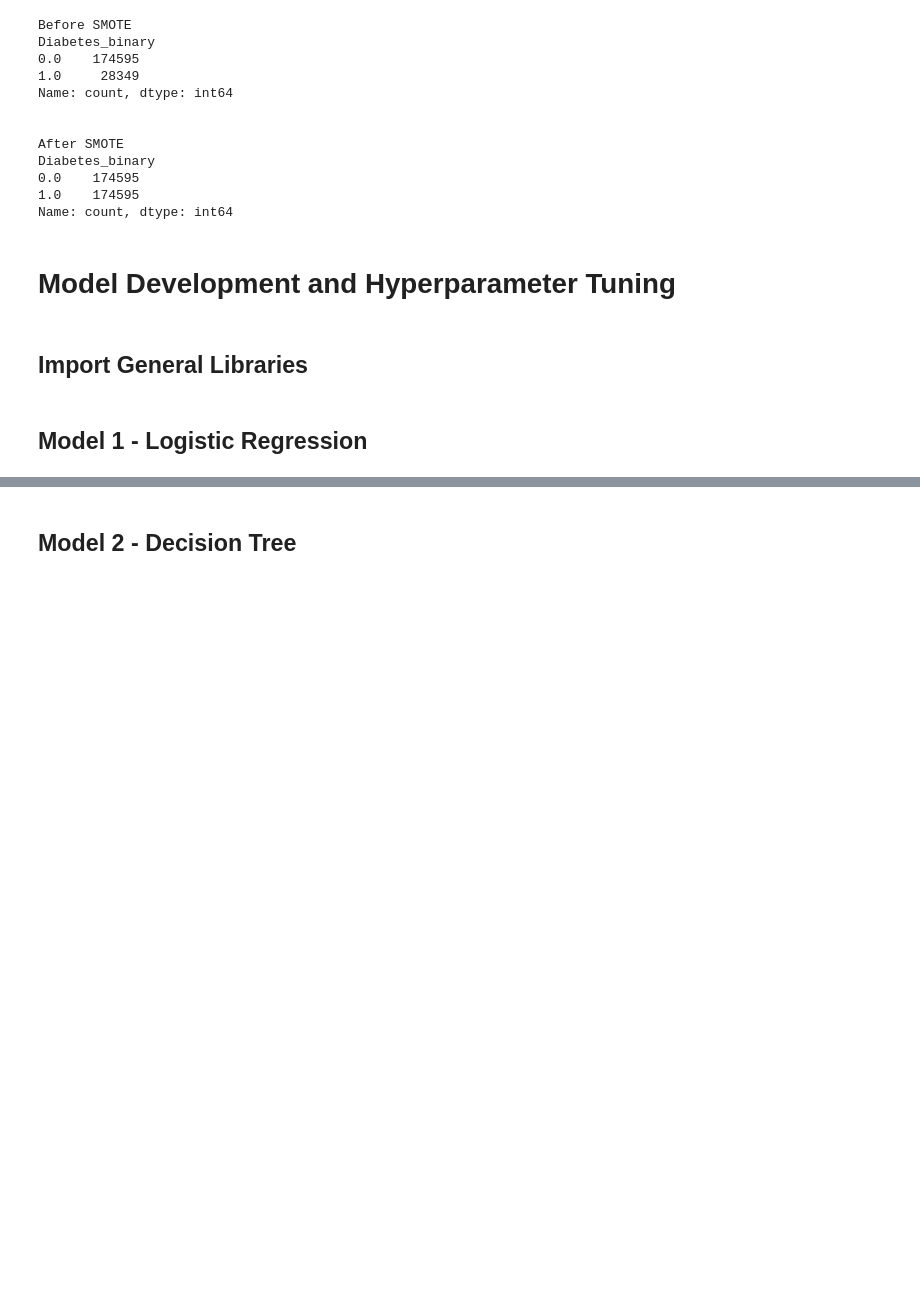
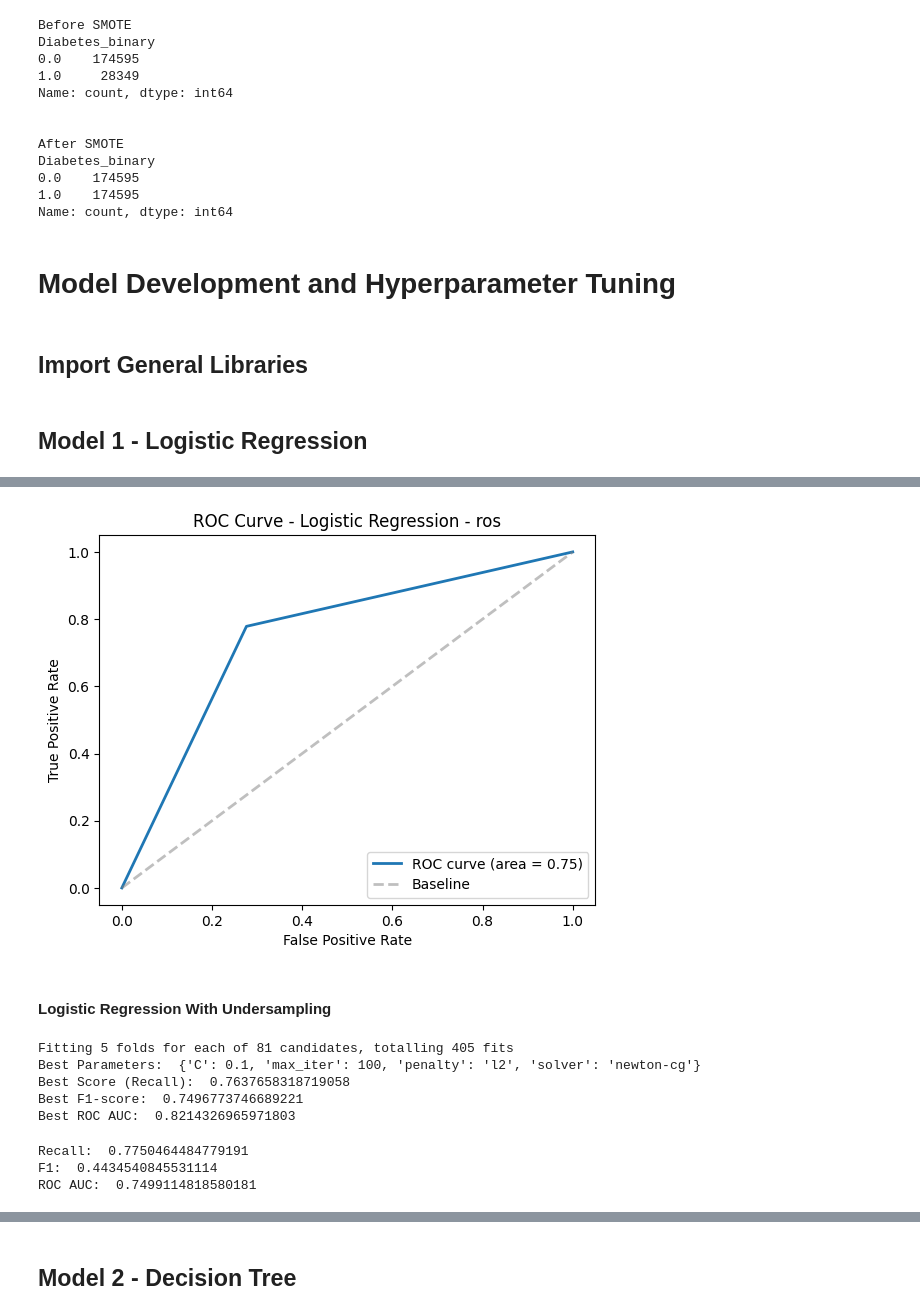
Before and after one commit to RileyLeo/Diabetes-Prediction-ML, a Jupyter notebook: notebook.ipynb, the cells around one changed output, grey strips where cells are left out. Cells and saved outputs as stored; diff of their text form; code cells hidden in the pictures; blank space fills up the shorter version.

```diff
--- a/notebook.ipynb
+++ b/notebook.ipynb
@@ -1077,0 +1156,40 @@ rf_grid_search.fit(X_train, y_train)
+# %%
+plot_roc_curve(y_test, ros_y_pred, 'ROC Curve - Logistic Regression - ros')
+# %% [output]
+[figure, added]
+# %% [markdown]
+#### Logistic Regression With Undersampling
+# %%
+rus_lr_grid_search = GridSearchCV(estimator = lr_model
+                              , param_grid = lr_param_grid
+                              , cv=5, scoring = scoring
+                              , refit = 'recall'
+                              , n_jobs = -1
+                              , verbose=1)
+rus_lr_grid_search.fit(X_train_rus, y_train_rus)
+
+print("Best Parameters: ", rus_lr_grid_search.best_params_)
+print("Best Score (Recall): ", rus_lr_grid_search.best_score_)
+print("Best F1-score: ", rus_lr_grid_search.cv_results_['mean_test_f1'][rus_lr_grid_search.best_index_])
+print("Best ROC AUC: ", rus_lr_grid_search.cv_results_['mean_test_roc_auc'][rus_lr_grid_search.best_index_])
+
+rus_best_rf_classifier = rus_lr_grid_search.best_estimator_
+# %% [output]
+Fitting 5 folds for each of 81 candidates, totalling 405 fits
+Best Parameters:  {'C': 0.1, 'max_iter': 100, 'penalty': 'l2', 'solver': 'newton-cg'}
+Best Score (Recall):  0.7637658318719058
+Best F1-score:  0.7496773746689221
+Best ROC AUC:  0.8214326965971803
+# %%
+rus_y_pred = rus_best_rf_classifier.predict(X_test)
+
+recall = recall_score(y_test, rus_y_pred)
+f1 = f1_score(y_test, rus_y_pred)
+roc_auc = roc_auc_score(y_test, rus_y_pred)
+print("Recall: ", recall)
+print("F1: ", f1)
+print("ROC AUC: ", roc_auc)
+# %% [output]
+Recall:  0.7750464484779191
+F1:  0.4434540845531114
+ROC AUC:  0.7499114818580181
```
Also changed, not shown: parts of 41 cells of this notebook.
